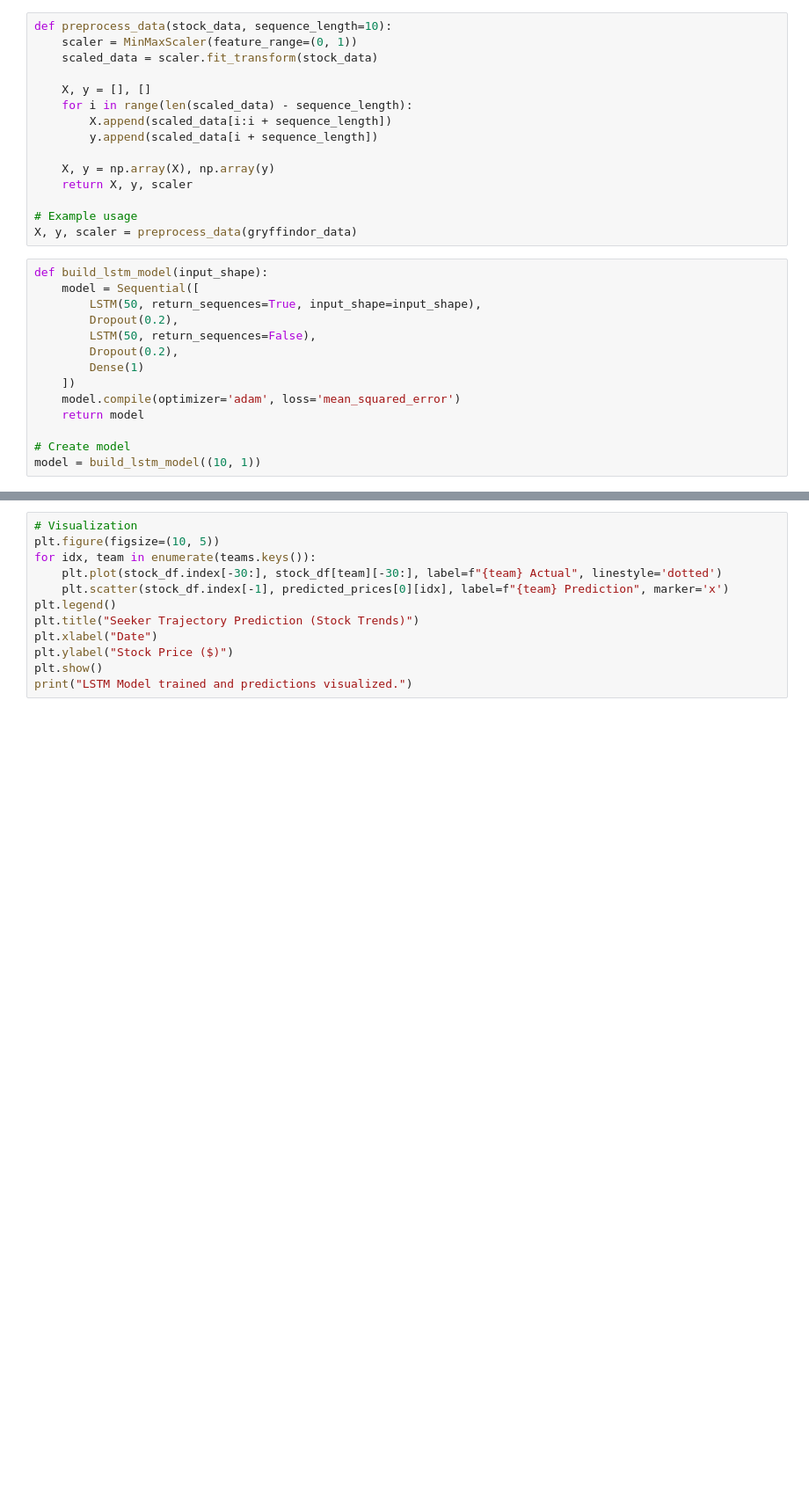
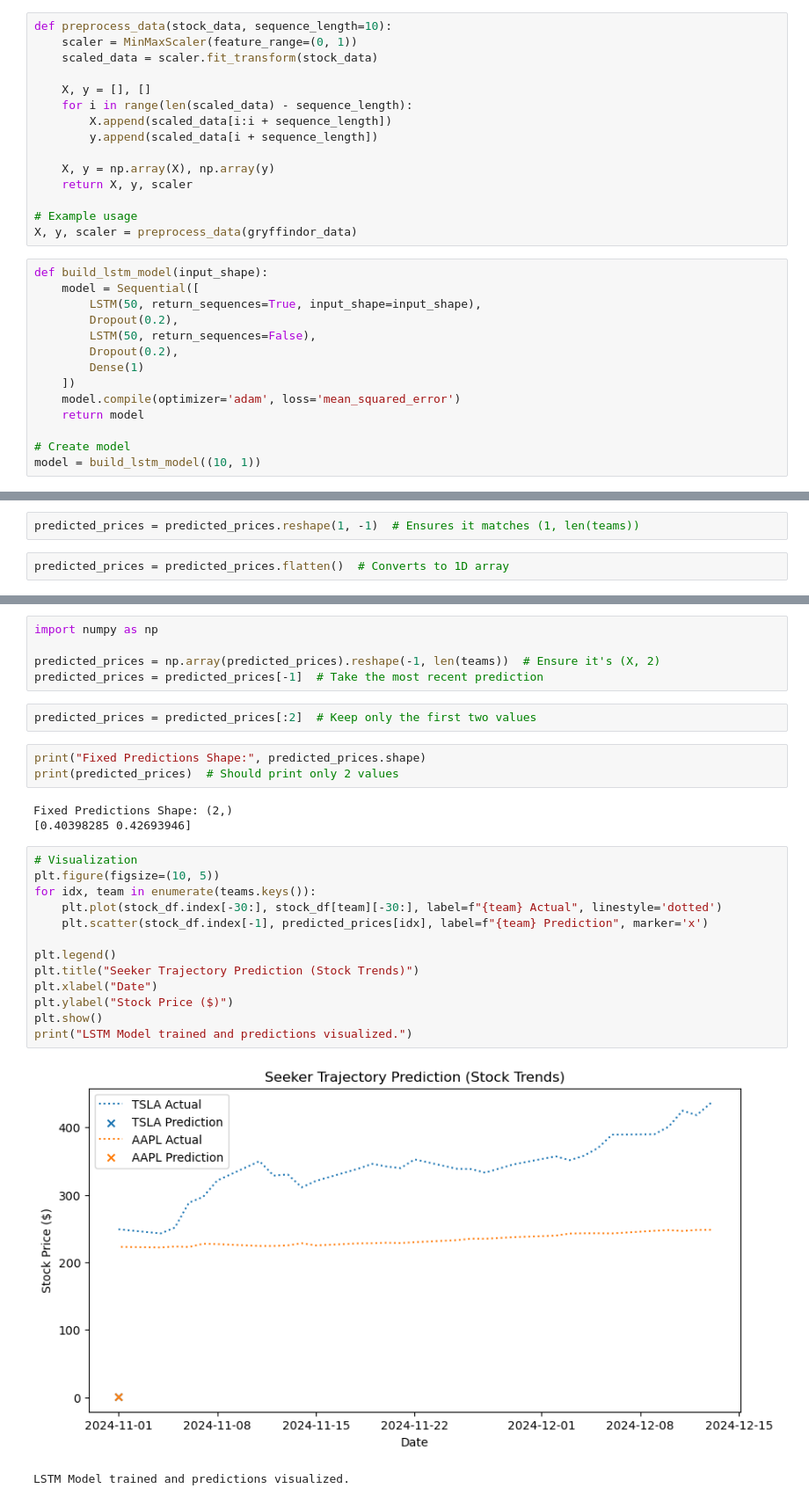
Before and after one commit to mmpbrother94/Quidditch-Capital-, a Jupyter notebook: Risk Analysis.ipynb, the cells around one changed output, grey strips where cells are left out. Shown: that part at 88% size. Saved outputs shown, nothing was run; the diff lists cells and outputs as text; blank space fills up the shorter version.

```diff
--- a/Risk Analysis.ipynb
+++ b/Risk Analysis.ipynb
@@ -107,0 +188,4 @@ print(f"Suggested Decision: {decision}")
+# %%
+predicted_prices = predicted_prices.reshape(1, -1)  # Ensures it matches (1, len(teams))
+# %%
+predicted_prices = predicted_prices.flatten()  # Converts to 1D array
@@ -108,14 +198,31 @@ print(f"Suggested Decision: {decision}")
+# %%
+import numpy as np
+
+predicted_prices = np.array(predicted_prices).reshape(-1, len(teams))  # Ensure it's (X, 2)
+predicted_prices = predicted_prices[-1]  # Take the most recent prediction
+# %%
+predicted_prices = predicted_prices[:2]  # Keep only the first two values
+# %%
+print("Fixed Predictions Shape:", predicted_prices.shape)
+print(predicted_prices)  # Should print only 2 values
+# %% [output]
+Fixed Predictions Shape: (2,)
+[0.40398285 0.42693946]
 # %%
 # Visualization
 plt.figure(figsize=(10, 5))
 for idx, team in enumerate(teams.keys()):
     plt.plot(stock_df.index[-30:], stock_df[team][-30:], label=f"{team} Actual", linestyle='dotted')
-    plt.scatter(stock_df.index[-1], predicted_prices[0][idx], label=f"{team} Prediction", marker='x')
+    plt.scatter(stock_df.index[-1], predicted_prices[idx], label=f"{team} Prediction", marker='x')
+
 plt.legend()
 plt.title("Seeker Trajectory Prediction (Stock Trends)")
 plt.xlabel("Date")
 plt.ylabel("Stock Price ($)")
 plt.show()
 print("LSTM Model trained and predictions visualized.")
+# %% [output]
+[figure, added]
+LSTM Model trained and predictions visualized.
 # %%
 model.save("lstm_stock_model.h5")
```
Also changed, not shown: parts of 13 cells of this notebook, 1 other file.
